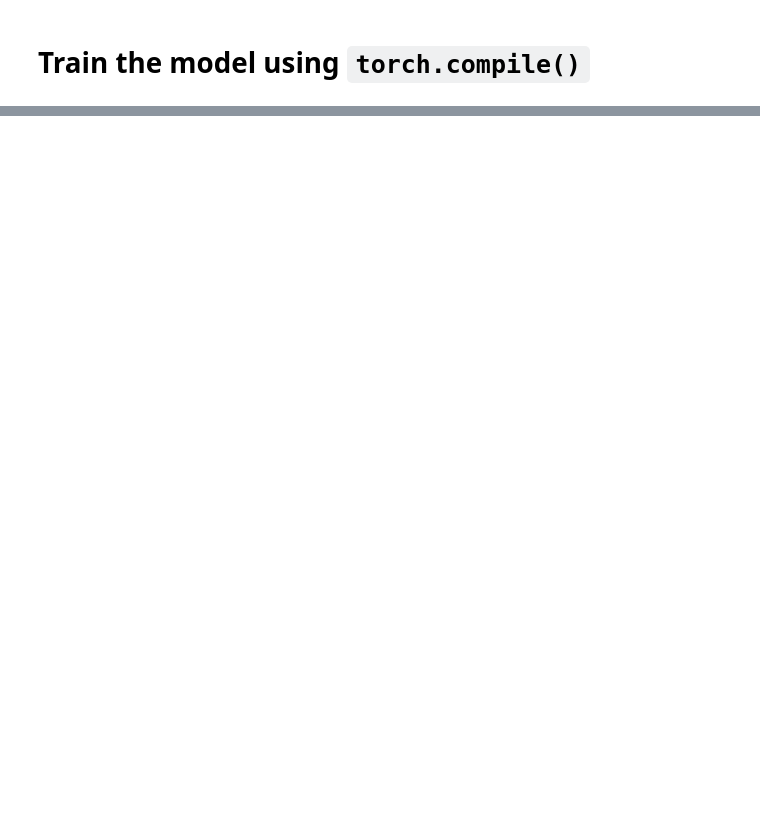
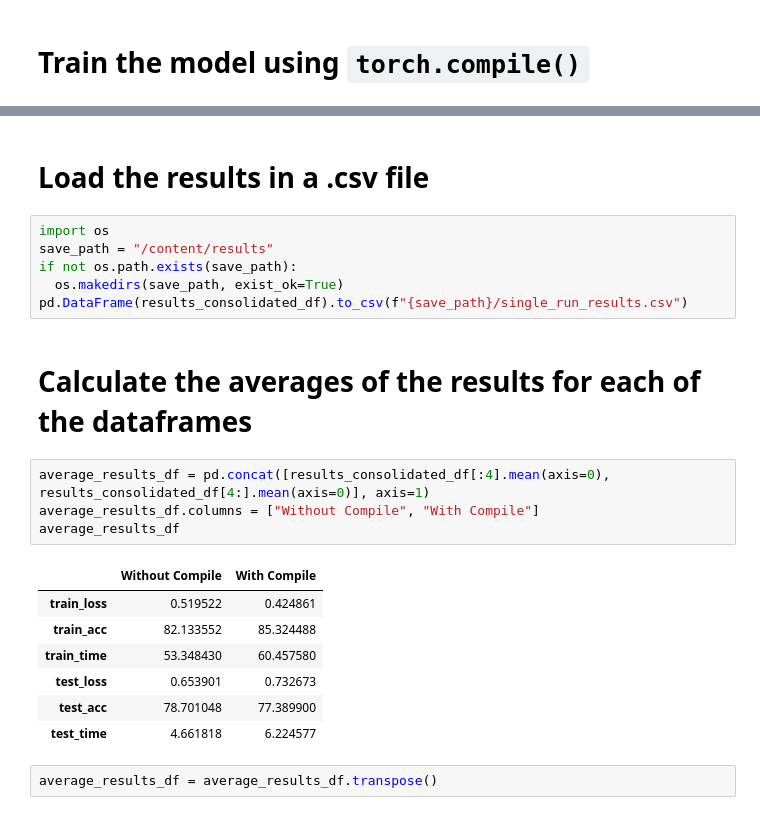
Before and after one commit to anirguha/Python-2, a Jupyter notebook: Colab Notebooks/Working with PyTorch 2.0.ipynb, the cells around one changed output, grey strips where cells are left out. Drawn from its saved outputs; the diff is of its cells as text; blank space fills up the shorter version.

```diff
--- a/Colab Notebooks/Working with PyTorch 2.0.ipynb
+++ b/Colab Notebooks/Working with PyTorch 2.0.ipynb
@@ -351,0 +377,24 @@ Training time with torch.compile(): 268.22 seconds
+# %% [markdown]
+# Load the results in a .csv file
+# %%
+import os
+save_path = "/content/results"
+if not os.path.exists(save_path):
+  os.makedirs(save_path, exist_ok=True)
+pd.DataFrame(results_consolidated_df).to_csv(f"{save_path}/single_run_results.csv")
+# %% [markdown]
+# Calculate the averages of the results for each of the dataframes
+# %%
+average_results_df = pd.concat([results_consolidated_df[:4].mean(axis=0), results_consolidated_df[4:].mean(axis=0)], axis=1)
+average_results_df.columns = ["Without Compile", "With Compile"]
+average_results_df
+# %% [output]
+|  | Without Compile | With Compile |
+| train_loss | 0.519522 | 0.424861 |
+| train_acc | 82.133552 | 85.324488 |
+| train_time | 53.348430 | 60.457580 |
+| test_loss | 0.653901 | 0.732673 |
+| test_acc | 78.701048 | 77.389900 |
+| test_time | 4.661818 | 6.224577 |
+# %%
+average_results_df = average_results_df.transpose()
```
Also changed, not shown: parts of 22 cells of this notebook, 2 other files.
